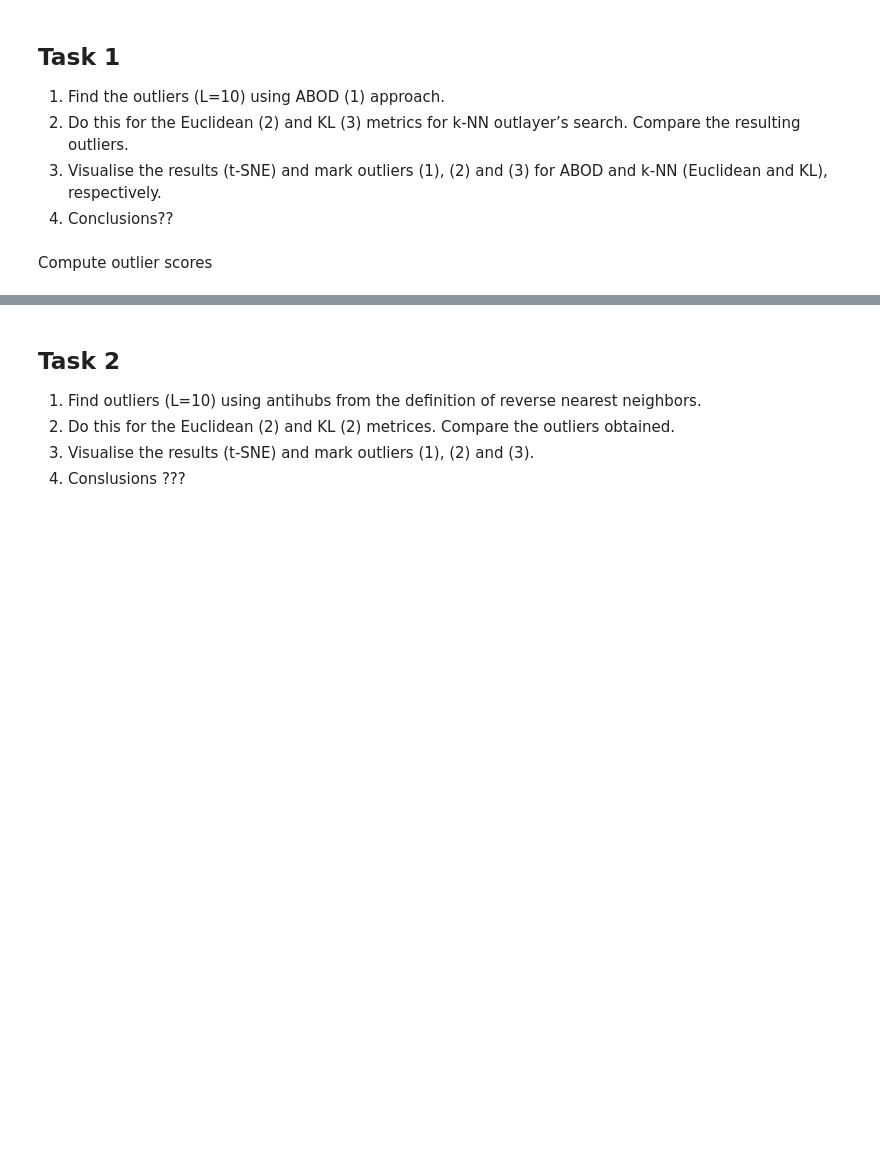
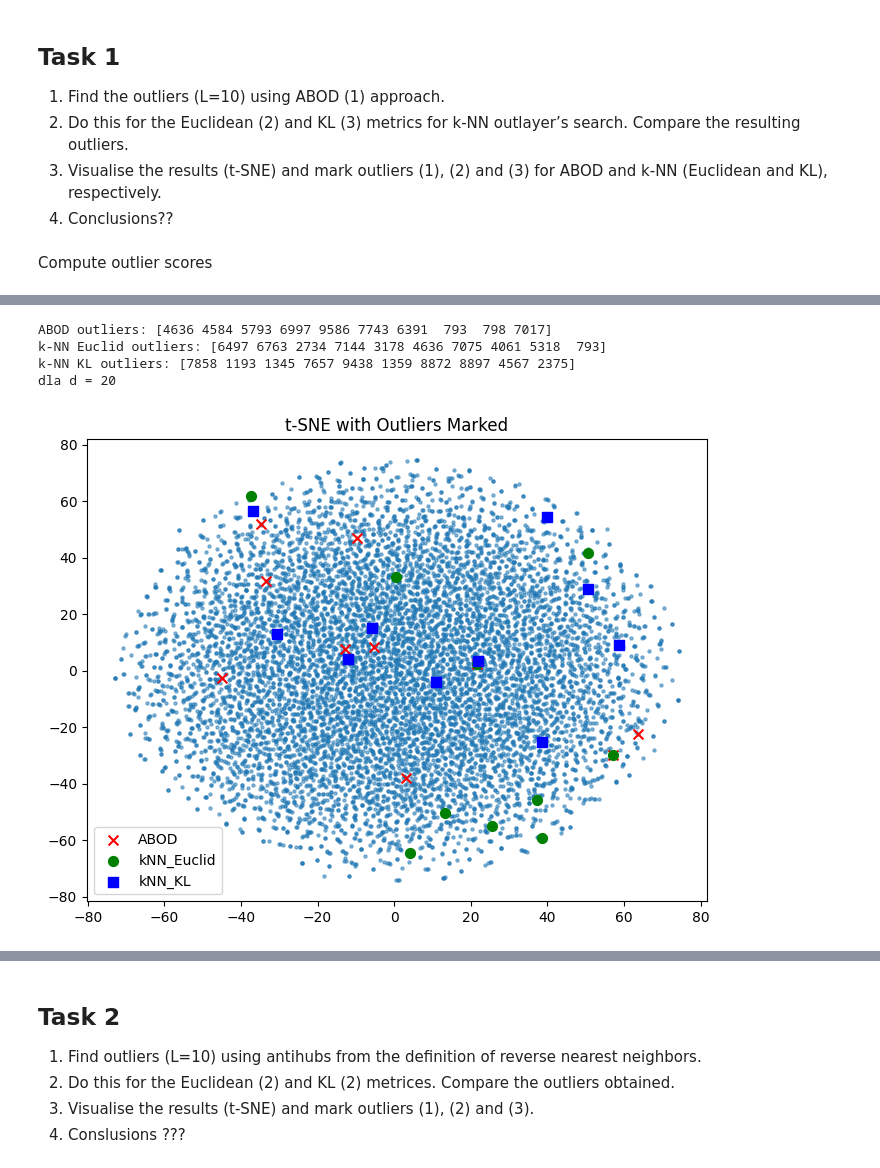
Before and after one commit to PiotrBra/MachineLearning, a Jupyter notebook: lab4/lab4.ipynb, the cells around one changed output, grey strips where cells are left out. Saved outputs shown, nothing was run; the diff lists cells and outputs as text; code cells hidden in the pictures; blank space fills up the shorter version.

```diff
--- a/lab4/lab4.ipynb
+++ b/lab4/lab4.ipynb
@@ -128,2 +153,26 @@ dla d = 5
+# %%
+tabod_20 = abod_scores(X_20, D_euc_20, k)
+idx_abod_20 = np.argsort(tabod_20)[:L]
+s_knn_euc_20 = knn_outlier_scores(D_euc_20, k)
+idx_knn_euc_20 = np.argsort(s_knn_euc_20)[-L:]
+s_knn_kl_20 = knn_outlier_scores(D_kl_20, k)
+idx_knn_kl_20 = np.argsort(s_knn_kl_20)[-L:]
+
+print('ABOD outliers:', idx_abod_20)
+print('k-NN Euclid outliers:', idx_knn_euc_20)
+print('k-NN KL outliers:', idx_knn_kl_20)
+
+# Visualize
+outlier_sets = {'ABOD': idx_abod_20,
+                'kNN_Euclid': idx_knn_euc_20,
+                'kNN_KL': idx_knn_kl_20}
+print("dla d = 20")
+visualize_tsne(X_20, outlier_sets)
+# %% [output]
+ABOD outliers: [4636 4584 5793 6997 9586 7743 6391  793  798 7017]
+k-NN Euclid outliers: [6497 6763 2734 7144 3178 4636 7075 4061 5318  793]
+k-NN KL outliers: [7858 1193 1345 7657 9438 1359 8872 8897 4567 2375]
+dla d = 20
+[figure, added]
 # %% [markdown]
 ### Wnioski i obserwacje
```
Also changed, not shown: parts of 8 cells of this notebook.
